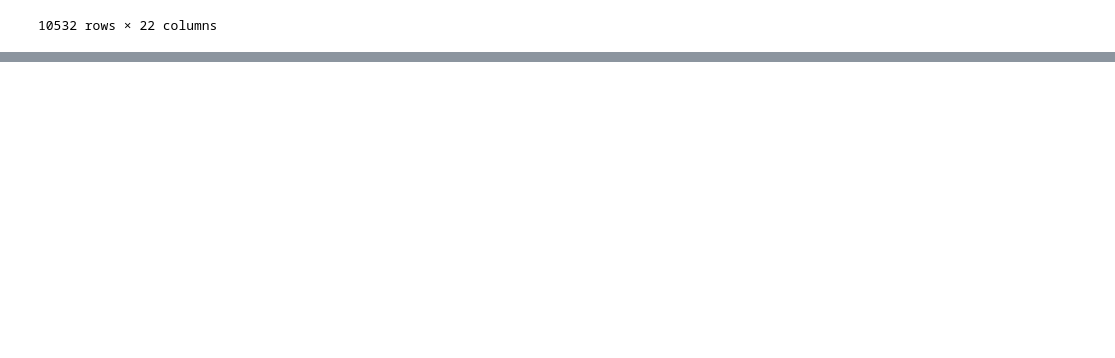
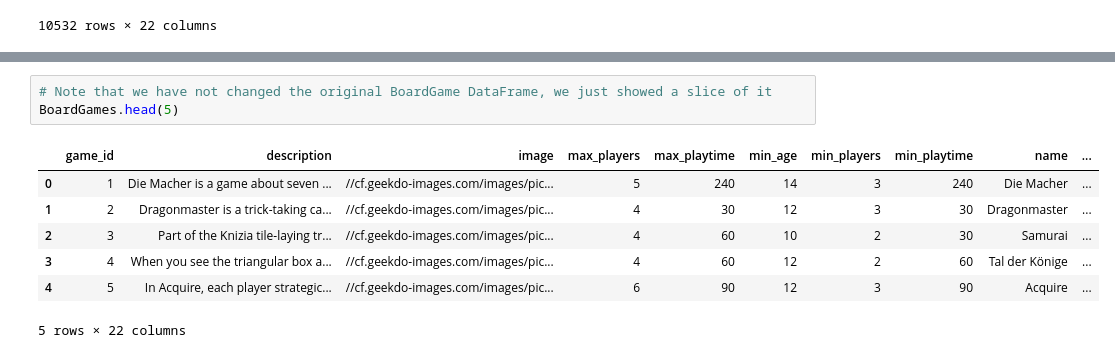
Before and after one commit to kessj/python-tutorial, a Jupyter notebook: notebooks/0_intro.ipynb, the cells around one changed output, grey strips where cells are left out. Cells and saved outputs as stored; diff of their text form; blank space fills up the shorter version.

```diff
--- a/notebooks/0_intro.ipynb
+++ b/notebooks/0_intro.ipynb
@@ -56,0 +71,11 @@ BoardGames
+# %%
+# Note that we have not changed the original BoardGame DataFrame, we just showed a slice of it
+BoardGames.head(5)
+# %% [output]
+|  | game_id | description | image | max_players | max_playtime | min_age | min_players | min_playtime | name | ... |
+| 0 | 1 | Die Macher is a game about seven ... | //cf.geekdo-images.com/images/pic... | 5 | 240 | 14 | 3 | 240 | Die Macher | ... |
+| 1 | 2 | Dragonmaster is a trick-taking ca... | //cf.geekdo-images.com/images/pic... | 4 | 30 | 12 | 3 | 30 | Dragonmaster | ... |
+| 2 | 3 | Part of the Knizia tile-laying tr... | //cf.geekdo-images.com/images/pic... | 4 | 60 | 10 | 2 | 30 | Samurai | ... |
+| 3 | 4 | When you see the triangular box a... | //cf.geekdo-images.com/images/pic... | 4 | 60 | 12 | 2 | 60 | Tal der Könige | ... |
+| 4 | 5 | In Acquire, each player strategic... | //cf.geekdo-images.com/images/pic... | 6 | 90 | 12 | 3 | 90 | Acquire | ... |
+5 rows × 22 columns
```
Also changed, not shown: parts of 9 cells of this notebook, 5 other files.
